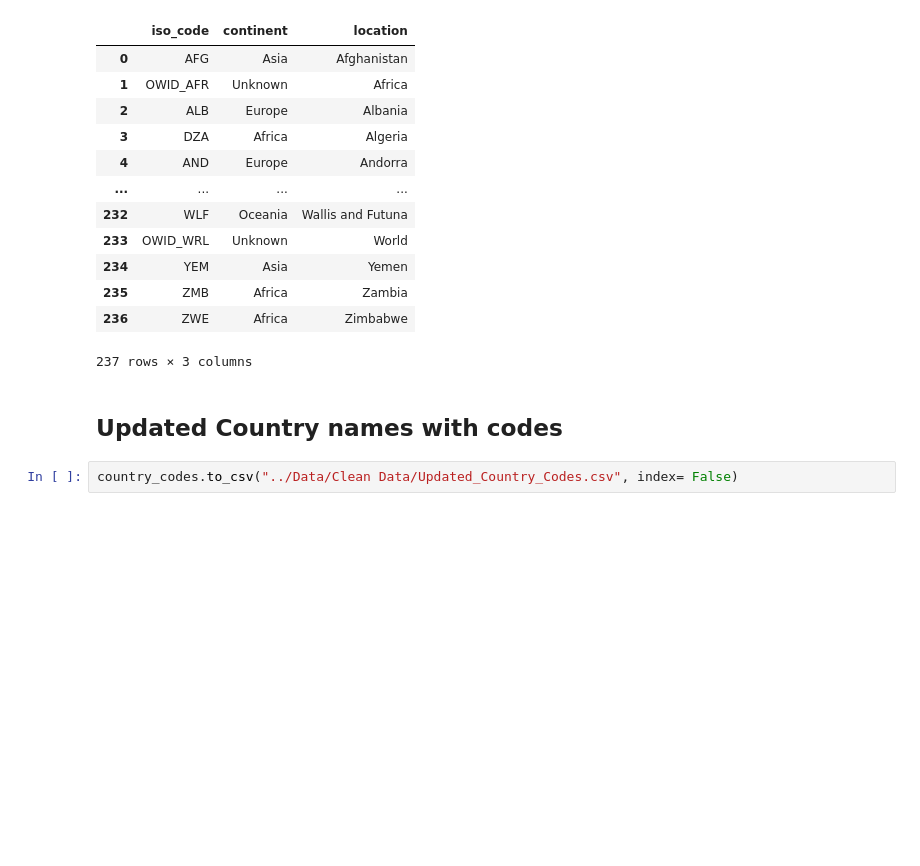
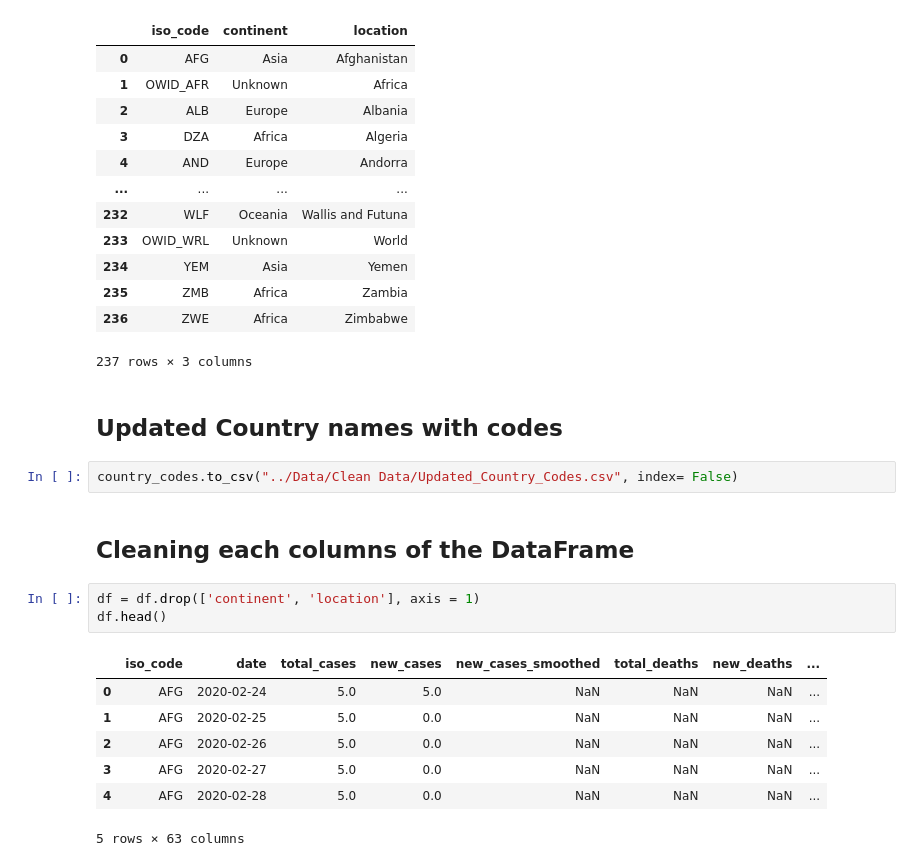
Before and after one commit to adityapuranik24/Covid-Analysis, a Jupyter notebook: Data_Cleaning/World_Covid_Cases.ipynb, the cells around one changed output. Drawn from its saved outputs; the diff is of its cells as text; blank space fills up the shorter version.

Commit message:
Data cleaning phase 1 for world dataset

```diff
--- a/Data_Cleaning/World_Covid_Cases.ipynb
+++ b/Data_Cleaning/World_Covid_Cases.ipynb
@@ -43,3 +43,16 @@ country_codes
 ## Updated Country names with codes
 # %%
 country_codes.to_csv("../Data/Clean Data/Updated_Country_Codes.csv", index= False)
+# %% [markdown]
+## Cleaning each columns of the DataFrame
+# %%
+df = df.drop(['continent', 'location'], axis = 1)
+df.head()
+# %% [output]
+|  | iso_code | date | total_cases | new_cases | new_cases_smoothed | total_deaths | new_deaths | ... |
+| 0 | AFG | 2020-02-24 | 5.0 | 5.0 | NaN | NaN | NaN | ... |
+| 1 | AFG | 2020-02-25 | 5.0 | 0.0 | NaN | NaN | NaN | ... |
+| 2 | AFG | 2020-02-26 | 5.0 | 0.0 | NaN | NaN | NaN | ... |
+| 3 | AFG | 2020-02-27 | 5.0 | 0.0 | NaN | NaN | NaN | ... |
+| 4 | AFG | 2020-02-28 | 5.0 | 0.0 | NaN | NaN | NaN | ... |
+5 rows × 63 columns
```
Also changed, not shown: parts of 61 cells of this notebook.
